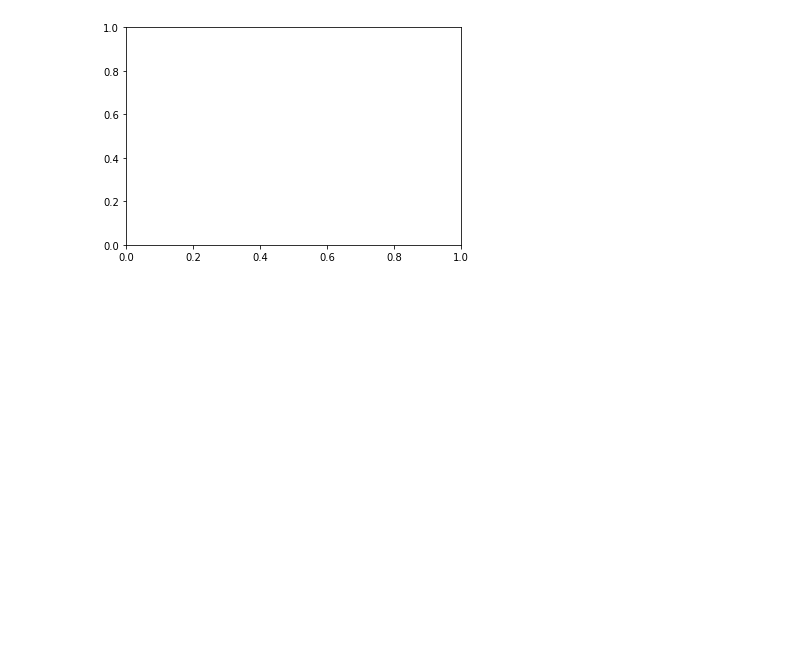
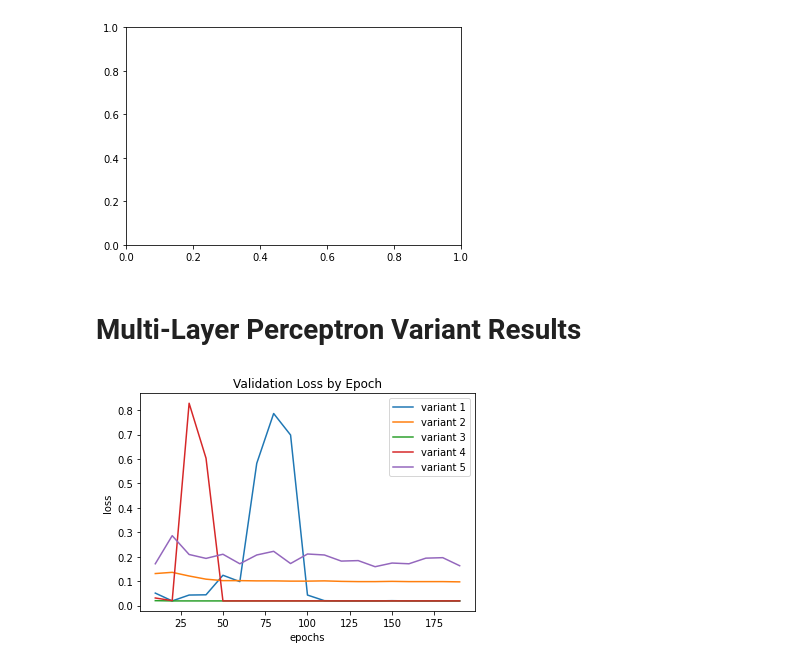
Before and after one commit to snwessel/NeuralNetworksForGWAS, a Jupyter notebook: visualize_results.ipynb, the cells around one changed output. Saved outputs shown, nothing was run; the diff lists cells and outputs as text; code cells hidden in the pictures; blank space fills up the shorter version.

Commit message:
Update the visualizations (copied from drive)

```diff
--- a/visualize_results.ipynb
+++ b/visualize_results.ipynb
@@ -126,3 +126,43 @@ plt.show()
 # %% [output]
 ValueError: ignored
 [figure]
+# %% [markdown]
+# Multi-Layer Perceptron Variant Results
+# %%
+epochs = [10, 20, 30, 40, 50, 60, 70, 80, 90, 100, 110, 120, 130, 140, 150, 160, 170, 180, 190]
+# variant 1
+roc_auc1 = [0.551, 0.526, 0.491, 0.551, 0.474, 0.512, 0.527, 0.508, 0.457, 0.468, 0.468, 0.467, 0.469, 0.473, 0.485, 0.484, 0.475, 0.461, 0.456]
+precision1 = [0.023, 0.021, 0.02, 0.023, 0.018, 0.02, 0.021, 0.02, 0.018, 0.018, 0.018, 0.018, 0.018, 0.018, 0.019, 0.019, 0.018, 0.018, 0.017]
+loss1 = [0.051, 0.019, 0.043, 0.044, 0.124, 0.098, 0.582, 0.786, 0.698, 0.043, 0.02, 0.019, 0.019, 0.019, 0.02, 0.019, 0.019, 0.019, 0.019]
+# variant 2
+roc_auc2 = [0.548, 0.558, 0.566, 0.428, 0.428, 0.428, 0.43, 0.432, 0.434, 0.435, 0.436, 0.436, 0.437, 0.437, 0.438, 0.439, 0.439, 0.559, 0.559]
+precision2 = [0.024, 0.024, 0.025, 0.016, 0.016, 0.016, 0.016, 0.016, 0.016, 0.016, 0.017, 0.017, 0.017, 0.017, 0.017, 0.017, 0.017, 0.024, 0.024]
+loss2 = [0.131, 0.136, 0.121, 0.108, 0.102, 0.102, 0.101, 0.101, 0.1, 0.1, 0.101, 0.099, 0.098, 0.098, 0.099, 0.098, 0.098, 0.098, 0.097]
+# variant 3
+roc_auc3 = [0.539, 0.538, 0.541, 0.543, 0.543, 0.543, 0.543, 0.543, 0.543, 0.544, 0.545, 0.545, 0.546, 0.547, 0.548, 0.549, 0.55, 0.551, 0.552]
+precision3 = [0.023, 0.023, 0.023, 0.023, 0.023, 0.023, 0.023, 0.023, 0.023, 0.023, 0.023, 0.023, 0.023, 0.023, 0.023, 0.023, 0.024, 0.024, 0.024]
+loss3 = [0.02, 0.019, 0.019, 0.019, 0.019, 0.019, 0.019, 0.019, 0.019, 0.019, 0.019, 0.019, 0.019, 0.019, 0.019, 0.019, 0.019, 0.019, 0.019]
+# variant 4
+roc_auc4 = [0.571, 0.529, 0.475, 0.452, 0.512, 0.528, 0.525, 0.525, 0.524, 0.525, 0.526, 0.526, 0.527, 0.53, 0.531, 0.532, 0.533, 0.534, 0.538]
+precision4 = [0.026, 0.022, 0.018, 0.017, 0.021, 0.023, 0.023, 0.023, 0.023, 0.023, 0.023, 0.023, 0.023, 0.023, 0.023, 0.023, 0.023, 0.023, 0.024]
+loss4 = [0.031, 0.02, 0.828, 0.603, 0.019, 0.019, 0.019, 0.019, 0.019, 0.019, 0.019, 0.019, 0.019, 0.019, 0.019, 0.019, 0.019, 0.019, 0.019]
+# variant 5
+roc_auc5 = [0.525, 0.469, 0.468, 0.488, 0.504, 0.51, 0.504, 0.495, 0.502, 0.501, 0.489, 0.497, 0.504, 0.522, 0.504, 0.506, 0.499, 0.502, 0.507]
+precision5 = [0.022, 0.018, 0.018, 0.019, 0.02, 0.02, 0.02, 0.019, 0.019, 0.02, 0.019, 0.019, 0.019, 0.021, 0.02, 0.02, 0.02, 0.02, 0.02]
+loss5 = [0.171, 0.286, 0.209, 0.193, 0.21, 0.171, 0.207, 0.222, 0.172, 0.211, 0.207, 0.182, 0.184, 0.159, 0.174, 0.171, 0.194, 0.196, 0.163]
+# %%
+plt.plot(epochs, loss1, label="variant 1")
+plt.plot(epochs, loss2, label="variant 2")
+plt.plot(epochs, loss3, label="variant 3")
+plt.plot(epochs, loss4, label="variant 4")
+plt.plot(epochs, loss5, label="variant 5")
+#plt.plot(epochs, loss6, label="variant 6")
+plt.plot()
+
+plt.xlabel("epochs")
+plt.ylabel("loss")
+plt.title("Validation Loss by Epoch")
+plt.legend()
+plt.show()
+# %% [output]
+[figure, added]
```
Also changed, not shown: parts of 2 cells of this notebook.
